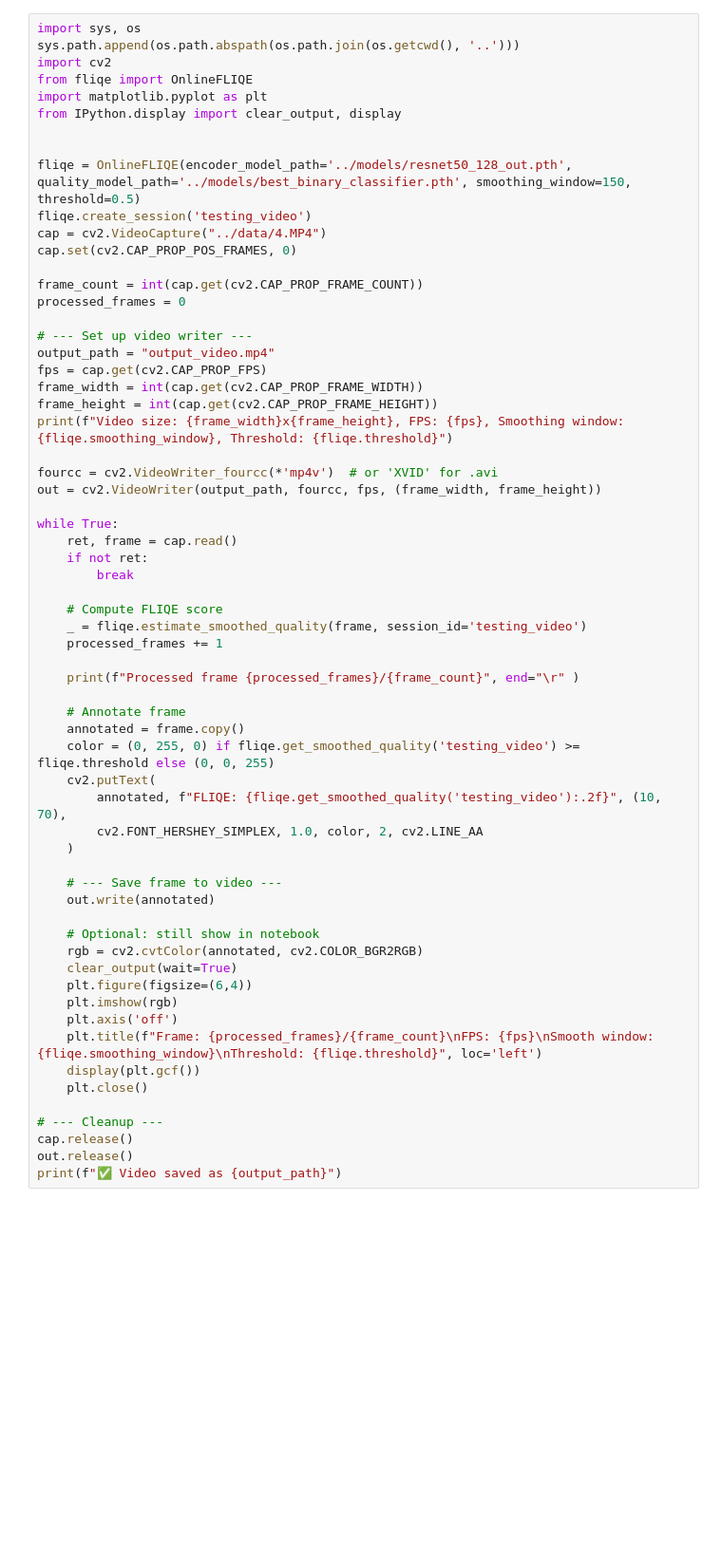
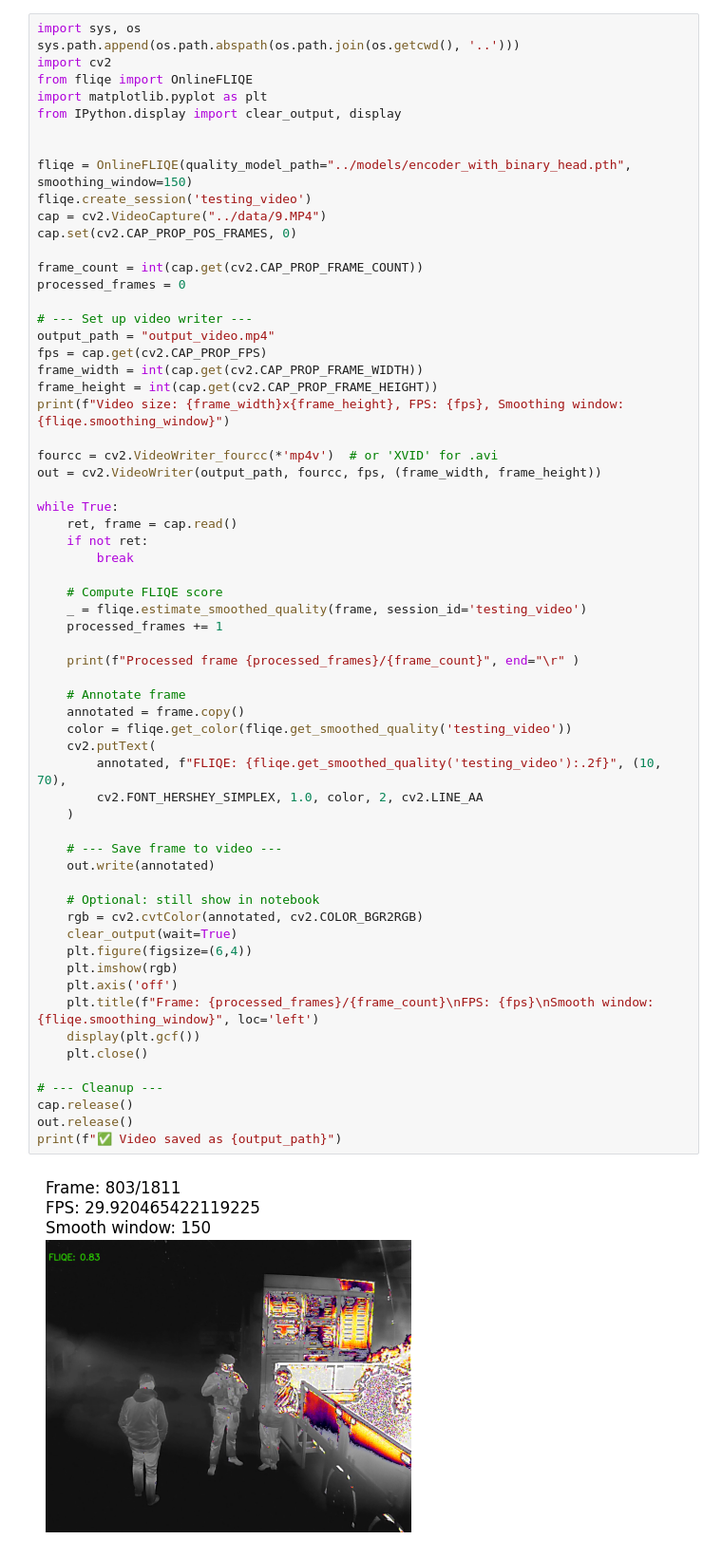
Before and after one commit to icsa-hua/FLir-Image-Quality-Estimator, a Jupyter notebook: notebooks/estimate_video_quality.ipynb, the cells around one changed output. Shown at 95% size. Cells and saved outputs as stored; diff of their text form; blank space fills up the shorter version.

Commit message:
adjusted and retrained fliqe to accept one unified model (encoder & classifier)

```diff
--- a/notebooks/estimate_video_quality.ipynb
+++ b/notebooks/estimate_video_quality.ipynb
@@ -7,9 +7,9 @@ import matplotlib.pyplot as plt
 from IPython.display import clear_output, display
 
 
-fliqe = OnlineFLIQE(encoder_model_path='../models/resnet50_128_out.pth', quality_model_path='../models/best_binary_classifier.pth', smoothing_window=150, threshold=0.5)
+fliqe = OnlineFLIQE(quality_model_path="../models/encoder_with_binary_head.pth", smoothing_window=150)
 fliqe.create_session('testing_video')
-cap = cv2.VideoCapture("../data/4.MP4")
+cap = cv2.VideoCapture("../data/9.MP4")
 cap.set(cv2.CAP_PROP_POS_FRAMES, 0)
 
 frame_count = int(cap.get(cv2.CAP_PROP_FRAME_COUNT))
@@ -20,7 +20,7 @@ output_path = "output_video.mp4"
 fps = cap.get(cv2.CAP_PROP_FPS)
 frame_width = int(cap.get(cv2.CAP_PROP_FRAME_WIDTH))
 frame_height = int(cap.get(cv2.CAP_PROP_FRAME_HEIGHT))
-print(f"Video size: {frame_width}x{frame_height}, FPS: {fps}, Smoothing window: {fliqe.smoothing_window}, Threshold: {fliqe.threshold}")
+print(f"Video size: {frame_width}x{frame_height}, FPS: {fps}, Smoothing window: {fliqe.smoothing_window}")
 
 fourcc = cv2.VideoWriter_fourcc(*'mp4v')  # or 'XVID' for .avi
 out = cv2.VideoWriter(output_path, fourcc, fps, (frame_width, frame_height))
@@ -32,32 +32,34 @@ while True:
 
     # Compute FLIQE score
     _ = fliqe.estimate_smoothed_quality(frame, session_id='testing_video')
     processed_frames += 1
 
     print(f"Processed frame {processed_frames}/{frame_count}", end="\r" )
 
     # Annotate frame
     annotated = frame.copy()
-    color = (0, 255, 0) if fliqe.get_smoothed_quality('testing_video') >= fliqe.threshold else (0, 0, 255)
+    color = fliqe.get_color(fliqe.get_smoothed_quality('testing_video'))
     cv2.putText(
         annotated, f"FLIQE: {fliqe.get_smoothed_quality('testing_video'):.2f}", (10, 70),
         cv2.FONT_HERSHEY_SIMPLEX, 1.0, color, 2, cv2.LINE_AA
     )
 
     # --- Save frame to video ---
     out.write(annotated)
 
     # Optional: still show in notebook
     rgb = cv2.cvtColor(annotated, cv2.COLOR_BGR2RGB)
     clear_output(wait=True)
     plt.figure(figsize=(6,4))
     plt.imshow(rgb)
     plt.axis('off')
-    plt.title(f"Frame: {processed_frames}/{frame_count}\nFPS: {fps}\nSmooth window: {fliqe.smoothing_window}\nThreshold: {fliqe.threshold}", loc='left')
+    plt.title(f"Frame: {processed_frames}/{frame_count}\nFPS: {fps}\nSmooth window: {fliqe.smoothing_window}", loc='left')
     display(plt.gcf())
     plt.close()
 
 # --- Cleanup ---
 cap.release()
 out.release()
 print(f"✅ Video saved as {output_path}")
+# %% [output]
+[figure, added]
```
Also changed, not shown: parts of 1 cell of this notebook, 6 other files.
